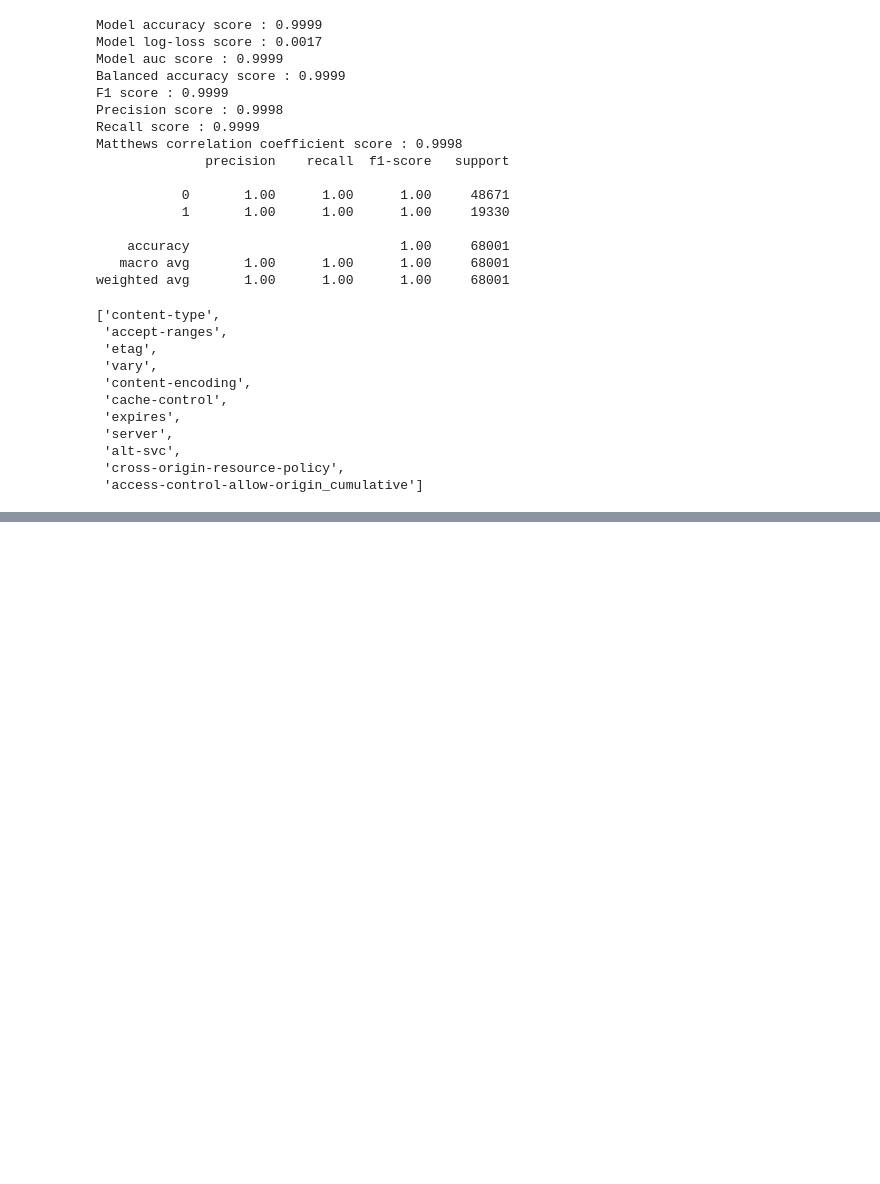
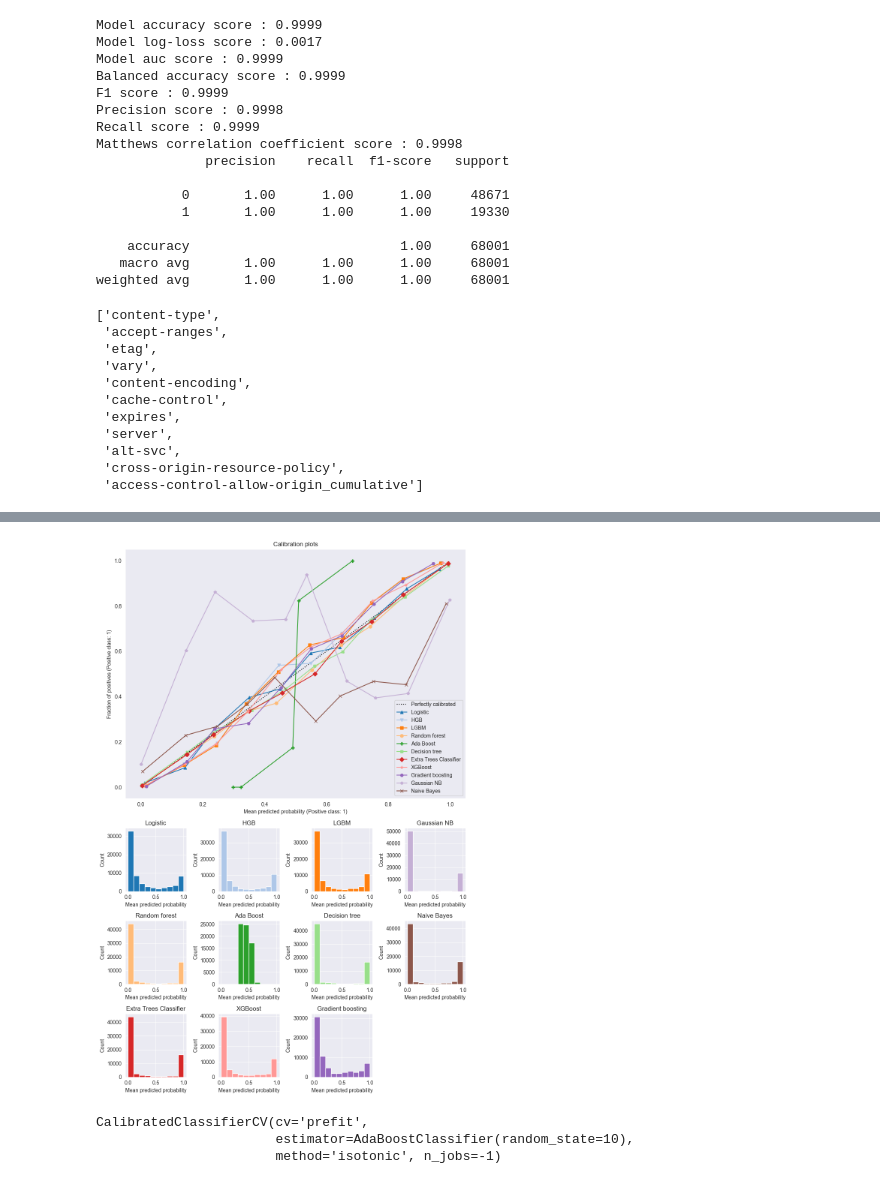
Before and after one commit to wolfrieder/http-response-classifier, a Jupyter notebook: notebooks/modeling_final.ipynb, the cells around one changed output, grey strips where cells are left out. Drawn from its saved outputs; the diff is of its cells as text; code cells hidden in the pictures; blank space fills up the shorter version.

```diff
--- a/notebooks/modeling_final.ipynb
+++ b/notebooks/modeling_final.ipynb
@@ -1053,0 +1045,48 @@ plt.show()
+# %%
+fig = plt.figure(figsize=(15, 15))
+gs = GridSpec(6, 6)
+colors = plt.cm.get_cmap("tab20")
+
+ax_calibration_curve = fig.add_subplot(gs[:3, :4])
+calibration_displays = {}
+markers = ["^", "v", "s", "o", "P", "X", "D", "*", "H", "p", "x"]
+for i, (clf, name) in enumerate(clf_list):
+    display = CalibrationDisplay.from_estimator(
+        clf,
+        X_test_old,
+        y_test_old,
+        n_bins=10,
+        name=name,
+        ax=ax_calibration_curve,
+        color=colors(i),
+        marker=markers[i],
+    )
+    calibration_displays[name] = display
+
+ax_calibration_curve.grid()
+ax_calibration_curve.set_title("Calibration plots")
+
+# Add histogram
+grid_positions = [
+    (3, 0), (3, 1), (3, 2),
+    (4, 0), (4, 1), (4, 2),
+    (5, 0), (5, 1), (5, 2),
+    (3, 3), (4, 3)
+]
+for i, (_, name) in enumerate(clf_list):
+    row, col = grid_positions[i]
+    ax = fig.add_subplot(gs[row, col])
+
+    ax.hist(
+        calibration_displays[name].y_prob,
+        range=(0, 1),
+        bins=10,
+        label=name,
+        color=colors(i),
+    )
+    ax.set(title=name, xlabel="Mean predicted probability", ylabel="Count")
+
+plt.tight_layout()
+plt.show()
+# %% [output]
+[figure, added]
@@ -1053,0 +1121,6 @@ plt.show()
+# %%
+cccv.fit(X_test_old_2, y_test_old_2)
+# %% [output]
+CalibratedClassifierCV(cv='prefit',
+                       estimator=AdaBoostClassifier(random_state=10),
+                       method='isotonic', n_jobs=-1)
```
Also changed, not shown: parts of 54 cells of this notebook, 7 other files.
